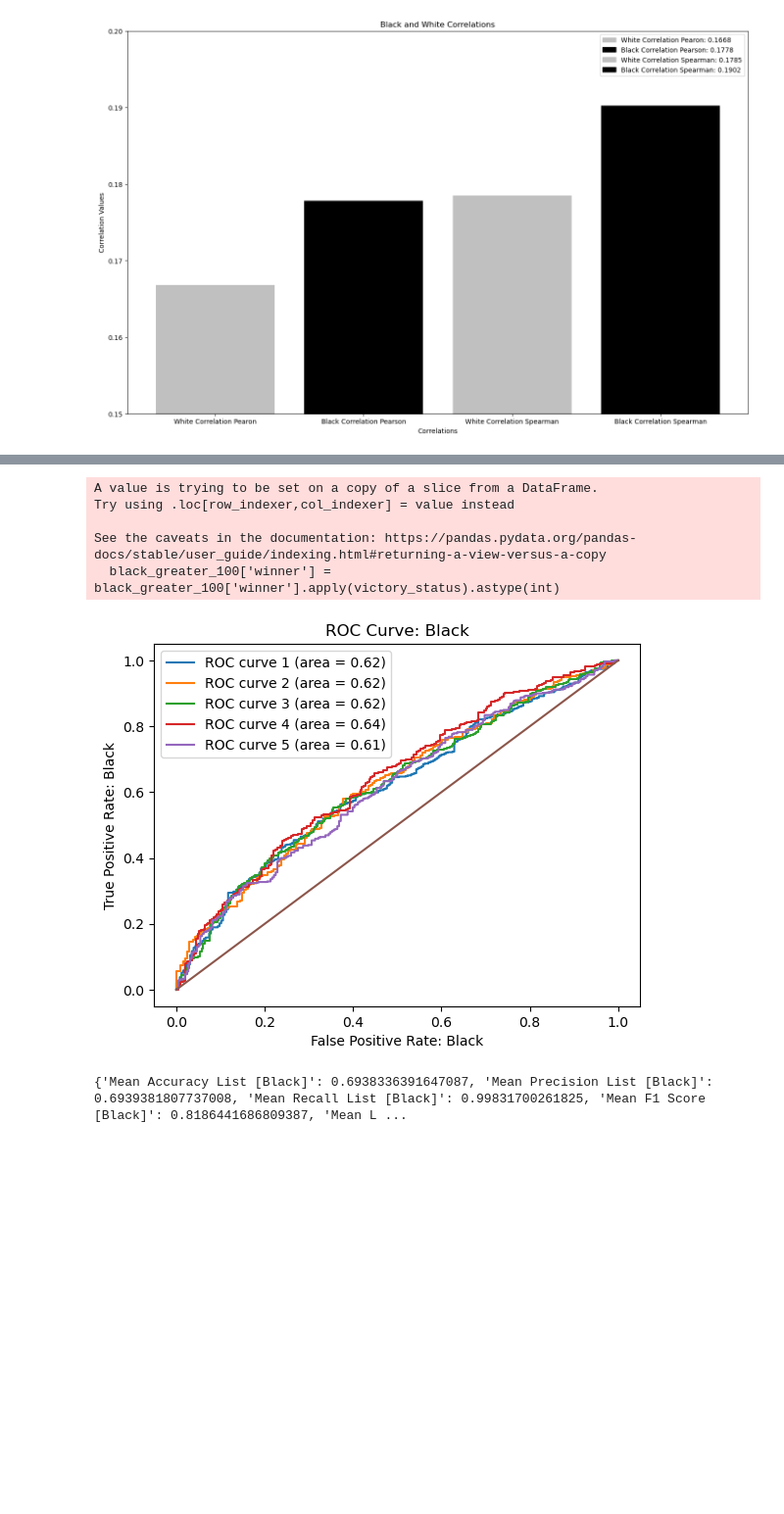
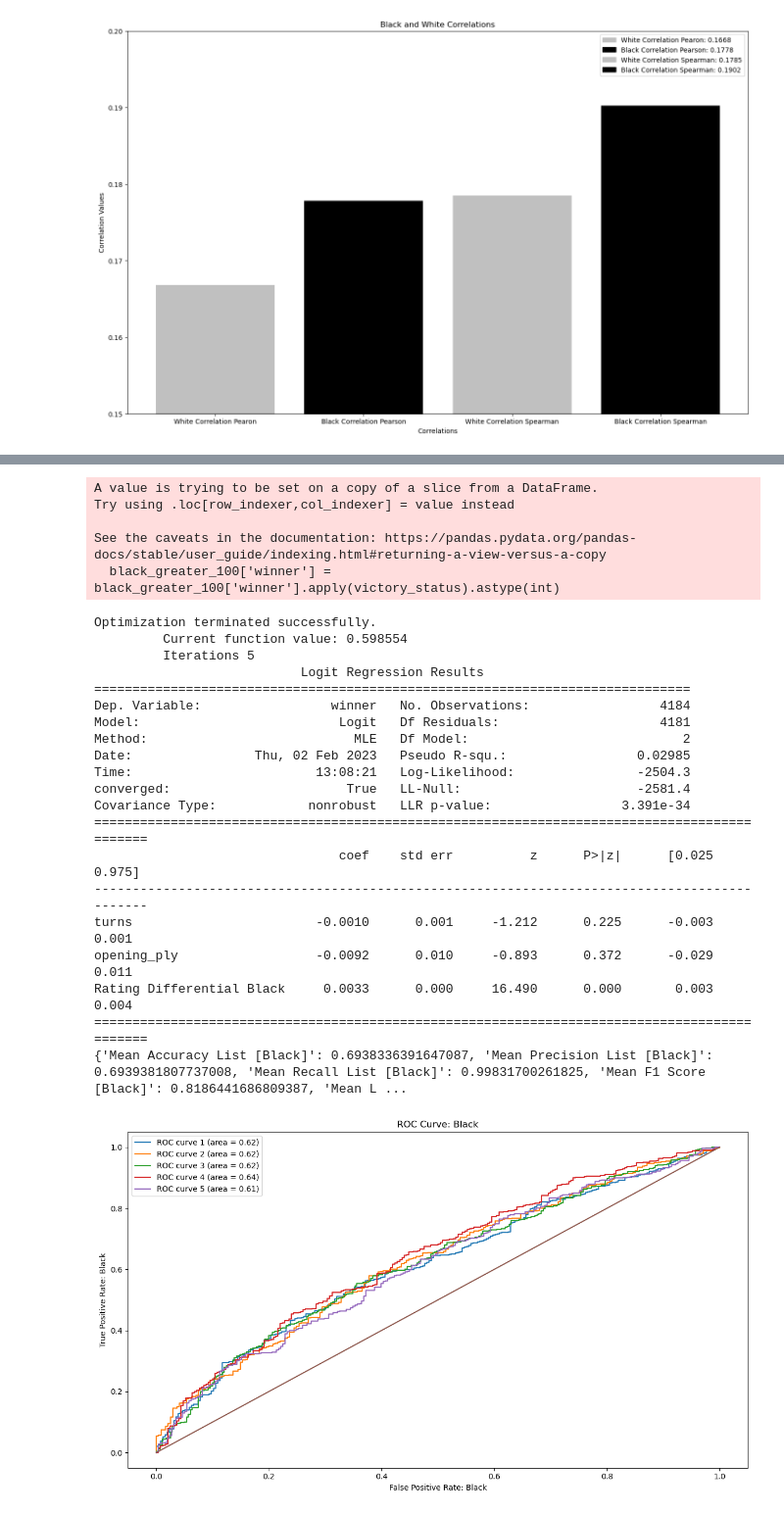
Before and after one commit to mbrann2/chess_games, a Jupyter notebook: notebooks/chess_games.ipynb, the cells around one changed output, grey strips where cells are left out. Shown at 98% size. Cells and saved outputs as stored; diff of their text form; code cells hidden in the pictures; blank space fills up the shorter version.

```diff
--- a/notebooks/chess_games.ipynb
+++ b/notebooks/chess_games.ipynb
@@ -319,7 +319,7 @@ See the caveats in the documentation: https://pandas.pydata.org/pandas-docs/stab
 # Logistic Regression for white with 5 folds, with a data split of 80% for train and 20% for test, to determine true positive rate, or probability of detection, as a fucntion of false positive rate, or probability of false alarm.
 # Also, across all 5 folds, the average accuracy, precision, recall, F1 Score, log loss, and log loss probability were determined for white.
 
-def test_train_white(chess_df):
+def test_train_white(chess_df, path1='../images/roc_curve_white.png', path2='../images/stats_model_white.png'):
     chess_df = chess_df.copy()
     chess_df['Rating Differential White'] = (
         chess_df['white_rating'] - chess_df['black_rating']).astype(int)
@@ -345,6 +345,19 @@ def test_train_white(chess_df):
 
         X_train, X_test, y_train, y_test = train_test_split(
             X, y, test_size=0.2, random_state=random_seed, stratify=y)
+
+        log_reg = sm.Logit(y_train, X_train).fit()
+
+        print(log_reg.summary())
+
+        plt.rc('figure', figsize=(12, 7))
+
+        plt.text(0.01, 0.05, str(log_reg.summary()), {'fontsize': 10}, fontproperties = 'monospace')
+        plt.title('Logistic Regression Stats Model: White')
+        plt.axis('off')
+        plt.tight_layout()
+        plt.savefig(path2)
+        plt.clf()
 
         kf = KFold(k)
 
@@ -383,7 +396,8 @@ def test_train_white(chess_df):
         plt.title('ROC Curve: White')
         plt.xlabel('False Positive Rate: White')
         plt.ylabel('True Positive Rate: White')
-        plt.show()
+        plt.tight_layout()
+        plt.savefig(path1)
         return print({'Mean Accuracy List [White]': np.mean(accuracy_list), 'Mean Precision List [White]': np.mean(precision_list), 'Mean Recall List [White]': np.mean(recall_list), 'Mean F1 Score [White]': np.mean(f1_score_list), 'Mean Log Loss [White]': np.mean(log_loss_list), 'Mean Log Loss Probability [White]': np.mean(log_loss_prob)})
 
 
@@ -417,10 +450,9 @@ See the caveats in the documentation: https://pandas.pydata.org/pandas-docs/stab
 # Logistic Regression for black with 5 folds, with a data split of 80% for train and 20% for test, to determine true positive rate, or probability of detection, as a fucntion of false positive rate, or probability of false alarm.
 # Also, across all 5 folds, the average accuracy, precision, recall, F1 Score, log loss, and log loss probability were determined for black.
 
-def test_train_black(chess_df):
+def test_train_black(chess_df, path1='../images/roc_curve_black.png', path2='../images/stats_model_black.png'):
     chess_df = chess_df.copy()
     chess_df['Rating Differential Black'] = (chess_df['black_rating'] - chess_df['white_rating']).astype(int)
-    white_wins = chess_df[(chess_df['Rating Differential Black'] > 100) & (chess_df['winner'] == 'white')].value_counts()
     black_greater_100 = chess_df[(chess_df['Rating Differential Black'] > 100)]
 
     def victory_status(s):
@@ -442,6 +474,19 @@ def test_train_black(chess_df):
     def cross_val_linear(X, y, k):
 
         X_train, X_test, y_train, y_test = train_test_split(X, y, test_size=0.2, random_state=random_seed, stratify=y)
+
+        log_reg = sm.Logit(y_train, X_train).fit()
+
+        print(log_reg.summary())
+
+        plt.rc('figure', figsize=(12, 7))
+
+        plt.text(0.01, 0.05, str(log_reg.summary()), {'fontsize': 10}, fontproperties = 'monospace')
+        plt.title('Logistic Regression Stats Model: Black')
+        plt.axis('off')
+        plt.tight_layout()
+        plt.savefig(path2)
+        plt.clf()
 
         kf = KFold(k)
 
@@ -480,33 +525,53 @@ def test_train_black(chess_df):
         plt.title('ROC Curve: Black')
         plt.xlabel('False Positive Rate: Black')
         plt.ylabel('True Positive Rate: Black')
-        plt.show()
+        plt.tight_layout()
+        plt.savefig(path1)
         return print({'Mean Accuracy List [Black]': np.mean(accuracy_list), 'Mean Precision List [Black]': np.mean(precision_list), 'Mean Recall List [Black]': np.mean(recall_list), 'Mean F1 Score [Black]': np.mean(f1_score_list), 'Mean Log Loss [Black]': np.mean(log_loss_list), 'Mean Log Loss Probability [Black]': np.mean(log_loss_prob)})
 
 
 
     cross_val_linear(X, y, 5)
 test_train_black(chess_games)
 
 # The average accuracy and average precision across all 5 folds for black are both respectable and nearly the same with the average accuracy being approximately 69.38% and the average precision being approximately 69.39%.
 # Accuracy is a function of true positives, true negatives, false positives, or probability of false alarms, and false negatives, or probability of incorrectly identifying that an attribute is absent.
 # We can ascertain that our logistic regression model is being reduced due to the reasonable amount of false positives that are present and is supported by our precision also being reduced due to the same false positive generation.
 # Precision is a function of true positives, or probability of detection, and false positives, which is the probability of a false alarm.
 # We can ascertain that our logistic regression model has a reasonable amount of false positives, or incorrectly predicting the positive class of 1, when it should be predicting the negative class of 0, hence false positives are generated.
 # The average recall across all 5 folds for black was excellent with a result of approximately 99.83%.
 # Recall is a function of true positives, or probability of detection, and false negatives, which is the probability of incorrectly identifying that an attribute is absent.
 # We can ascertain that our logistic regression model has very few false negatives, which would be missing the ability to successsfully predict the correct, positive class of 1 and instead predicting a negative class of 0.
 # The average F1 Score across all 5 folds for black was very good with a result of approximately 81.86%.
 # The average F1 score is a function of the average precision and average recall.
 # The relatively good mean precision of 69.39% and stellar mean recall of 99.83% is yielding the great F1 score of approximately 81.86%
 # The average log loss across all 5 folds for black was only average with a result of approximately 0.5969, where 0 is optimal.
 # The associated average probability of the log loss across all 5 folds for black was determined to be approximately 0.5162, which effectively denotes the probability of the logistic regression model predicting the proper class, 0 for draws & losses, and 1 for wins, respectively.
 # The mediocre result for average log loss and average log loss probability could be due to an imbalanced dataset that truly contains significantly more wins, or binary values of 1, in comparsion to draws & losses, or binary values of 0.
 # %% [output]
 A value is trying to be set on a copy of a slice from a DataFrame.
 Try using .loc[row_indexer,col_indexer] = value instead
 
 See the caveats in the documentation: https://pandas.pydata.org/pandas-docs/stable/user_guide/indexing.html#returning-a-view-versus-a-copy
   black_greater_100['winner'] = black_greater_100['winner'].apply(victory_status).astype(int)
+Optimization terminated successfully.
+         Current function value: 0.598554
+         Iterations 5
+                           Logit Regression Results
+==============================================================================
+Dep. Variable:                 winner   No. Observations:                 4184
+Model:                          Logit   Df Residuals:                     4181
+Method:                           MLE   Df Model:                            2
+Date:                Thu, 02 Feb 2023   Pseudo R-squ.:                 0.02985
+Time:                        13:08:21   Log-Likelihood:                -2504.3
+converged:                       True   LL-Null:                       -2581.4
+Covariance Type:            nonrobust   LLR p-value:                 3.391e-34
+=============================================================================================
+                                coef    std err          z      P>|z|      [0.025      0.975]
+---------------------------------------------------------------------------------------------
+turns                        -0.0010      0.001     -1.212      0.225      -0.003       0.001
+opening_ply                  -0.0092      0.010     -0.893      0.372      -0.029       0.011
+Rating Differential Black     0.0033      0.000     16.490      0.000       0.003       0.004
+=============================================================================================
+{'Mean Accuracy List [Black]': 0.6938336391647087, 'Mean Precision List [Black]': 0.6939381807737008, 'Mean Recall List [Black]': 0.99831700261825, 'Mean F1 Score [Black]': 0.8186441686809387, 'Mean L ...
-[figure, old version]
+[figure, new version]
-{'Mean Accuracy List [Black]': 0.6938336391647087, 'Mean Precision List [Black]': 0.6939381807737008, 'Mean Recall List [Black]': 0.99831700261825, 'Mean F1 Score [Black]': 0.8186441686809387, 'Mean L ...
```
Also changed, not shown: parts of 4 cells of this notebook, 8 other files.
